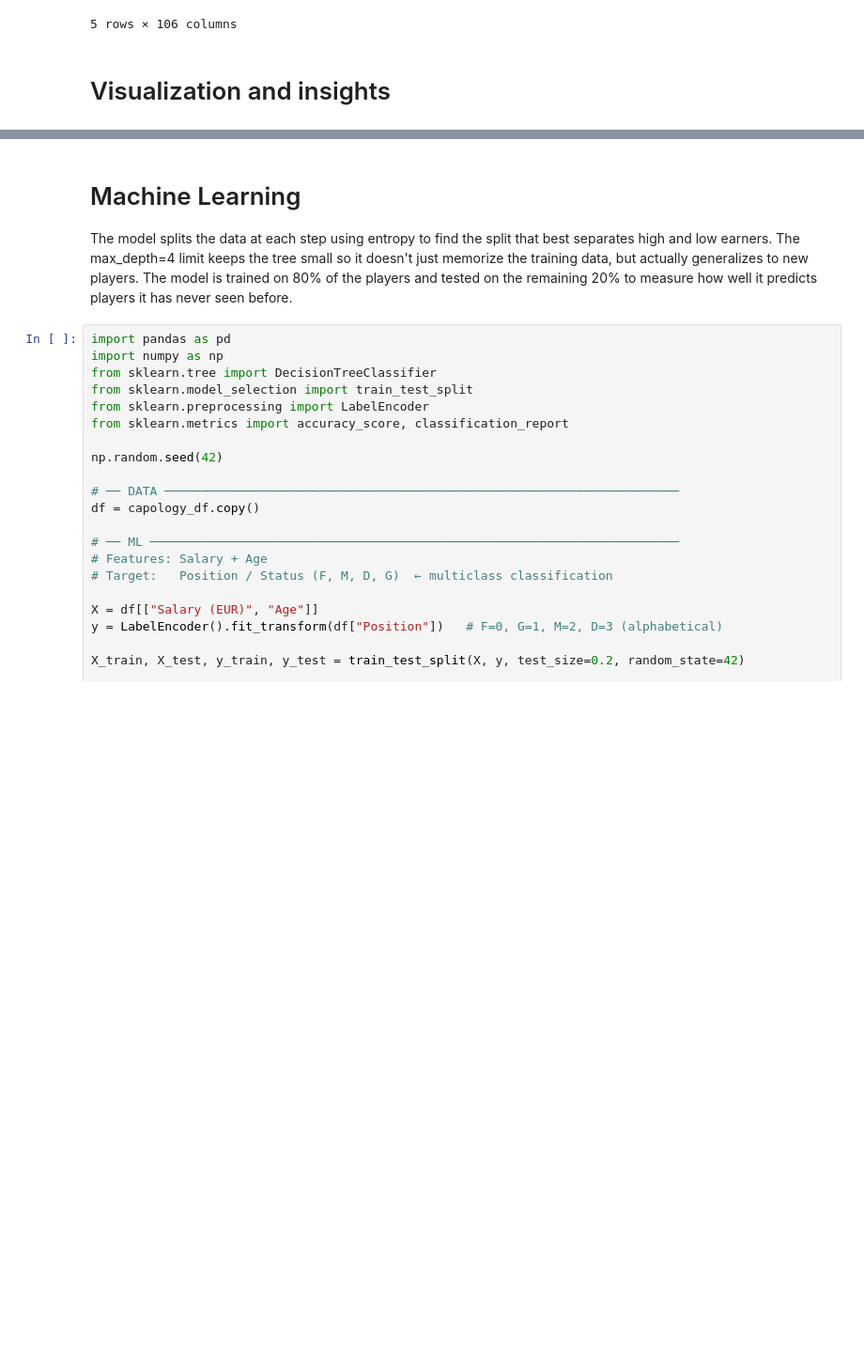
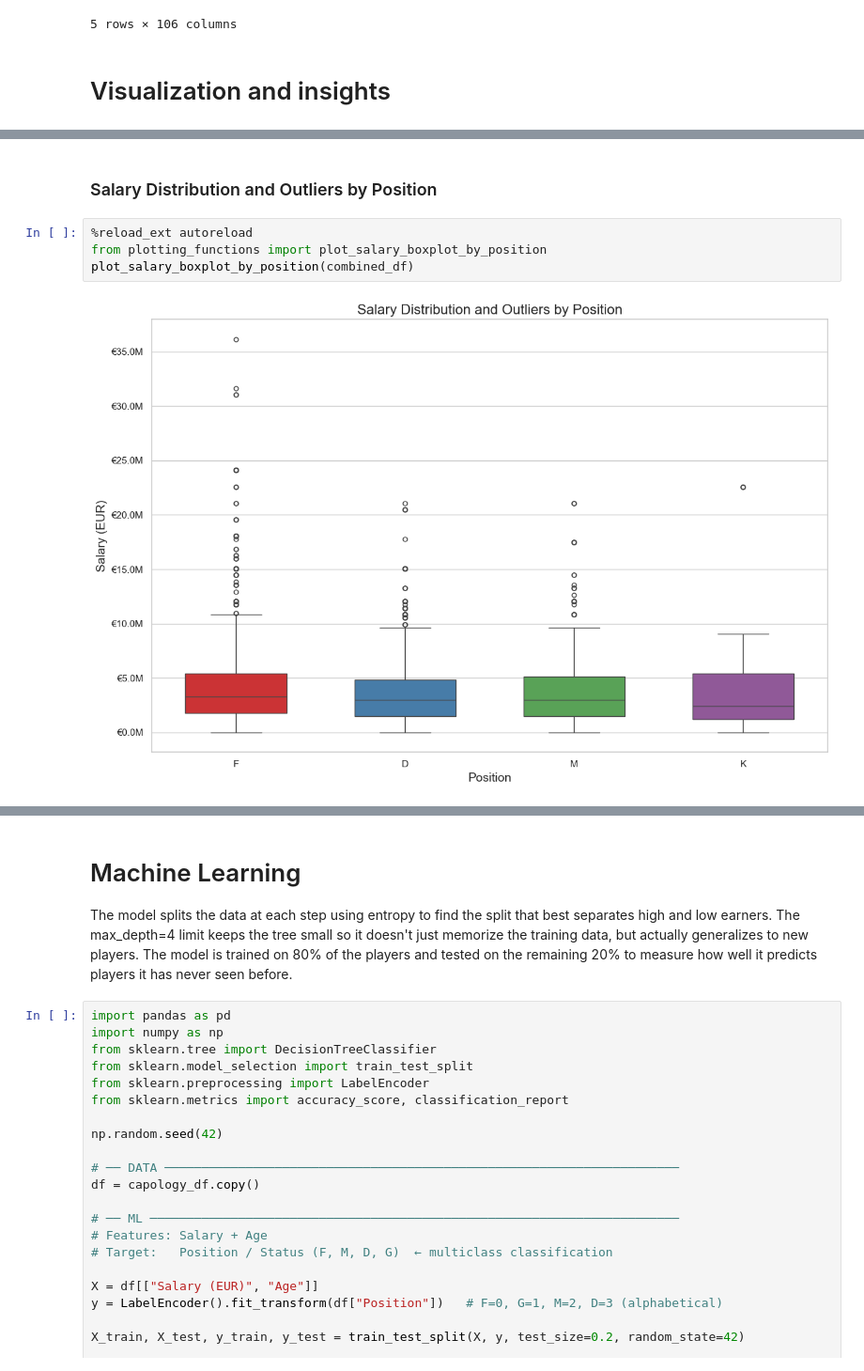
Before and after one commit to uic-cs418/group-project-beyond-the-bears, a Jupyter notebook: Project.ipynb, the cells around one changed output, grey strips where cells are left out. Shown at 94% size. Drawn from its saved outputs; the diff is of its cells as text; blank space fills up the shorter version.

```diff
--- a/Project.ipynb
+++ b/Project.ipynb
@@ -172,0 +173,8 @@ Total Columns: 106
+# %% [markdown]
+### Salary Distribution and Outliers by Position ###
+# %%
+%reload_ext autoreload
+from plotting_functions import plot_salary_boxplot_by_position
+plot_salary_boxplot_by_position(combined_df)
+# %% [output]
+[figure, added]
```
Also changed, not shown: parts of 11 cells of this notebook, 1 other file.
